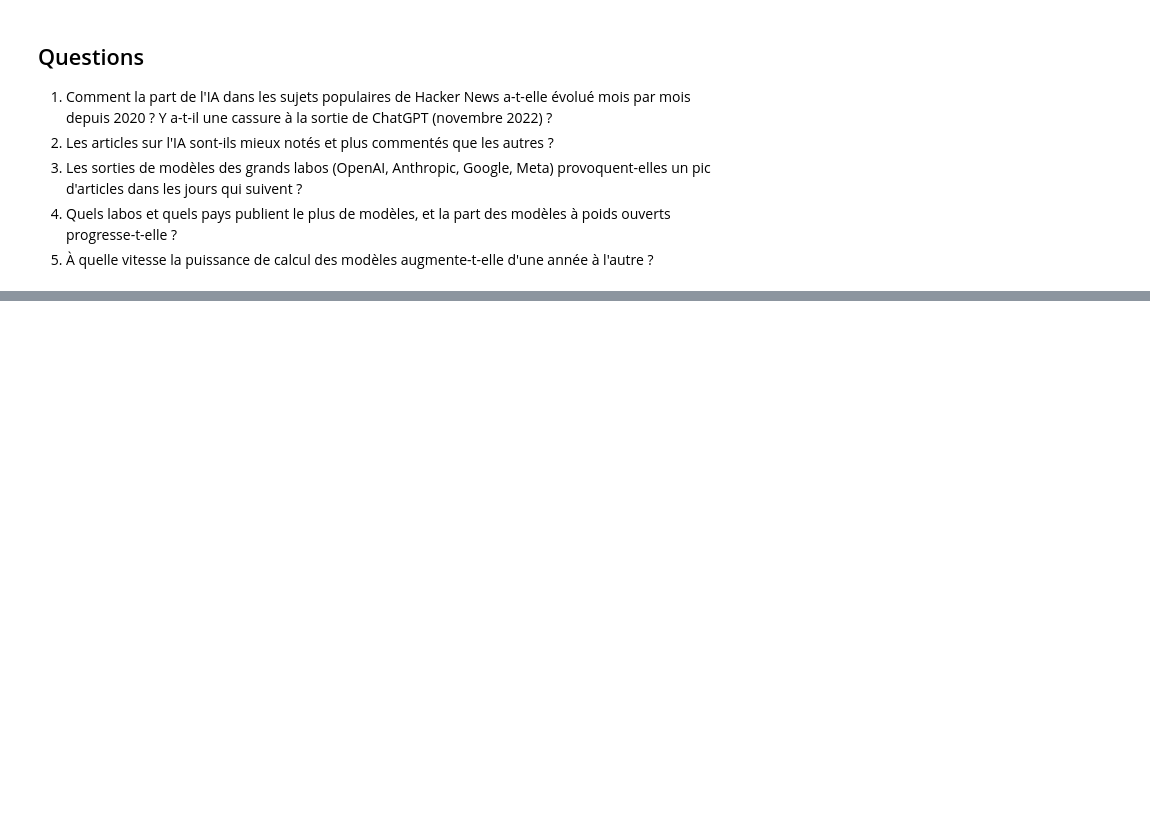
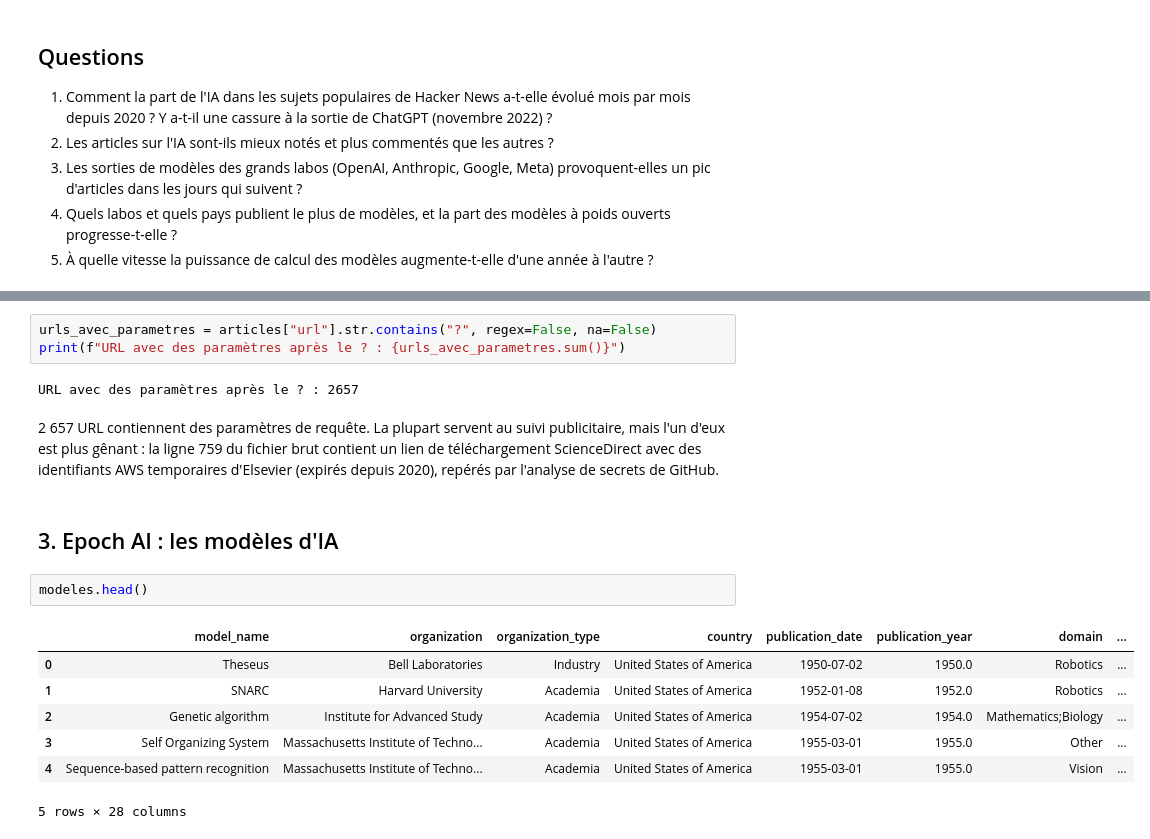
Before and after one commit to lounielyas709-stack/projet-analyse-de-donnes, a Jupyter notebook: notebooks/01_exploration.ipynb, the cells around one changed output, grey strips where cells are left out. Saved outputs shown, nothing was run; the diff lists cells and outputs as text; blank space fills up the shorter version.

```diff
--- a/notebooks/01_exploration.ipynb
+++ b/notebooks/01_exploration.ipynb
@@ -43,3 +181,22 @@ memory usage: 8.4 MB
+# %%
+urls_avec_parametres = articles["url"].str.contains("?", regex=False, na=False)
+print(f"URL avec des paramètres après le ? : {urls_avec_parametres.sum()}")
+# %% [output]
+URL avec des paramètres après le ? : 2657
+# %% [markdown]
+2 657 URL contiennent des paramètres de requête. La plupart servent au suivi publicitaire, mais l'un d'eux est plus gênant : la ligne 759 du fichier brut contient un lien de téléchargement ScienceDirect avec des identifiants AWS temporaires d'Elsevier (expirés depuis 2020), repérés par l'analyse de secrets de GitHub.
+# %% [markdown]
+## 3. Epoch AI : les modèles d'IA
+# %%
+modeles.head()
+# %% [output]
+|  | model_name | organization | organization_type | country | publication_date | publication_year | domain | ... |
+| 0 | Theseus | Bell Laboratories | Industry | United States of America | 1950-07-02 | 1950.0 | Robotics | ... |
+| 1 | SNARC | Harvard University | Academia | United States of America | 1952-01-08 | 1952.0 | Robotics | ... |
+| 2 | Genetic algorithm | Institute for Advanced Study | Academia | United States of America | 1954-07-02 | 1954.0 | Mathematics;Biology | ... |
+| 3 | Self Organizing System | Massachusetts Institute of Techno... | Academia | United States of America | 1955-03-01 | 1955.0 | Other | ... |
+| 4 | Sequence-based pattern recognition | Massachusetts Institute of Techno... | Academia | United States of America | 1955-03-01 | 1955.0 | Vision | ... |
+5 rows × 28 columns
 # %%
 modeles.info()
 # %% [output]
```
Also changed, not shown: parts of 43 cells of this notebook.
